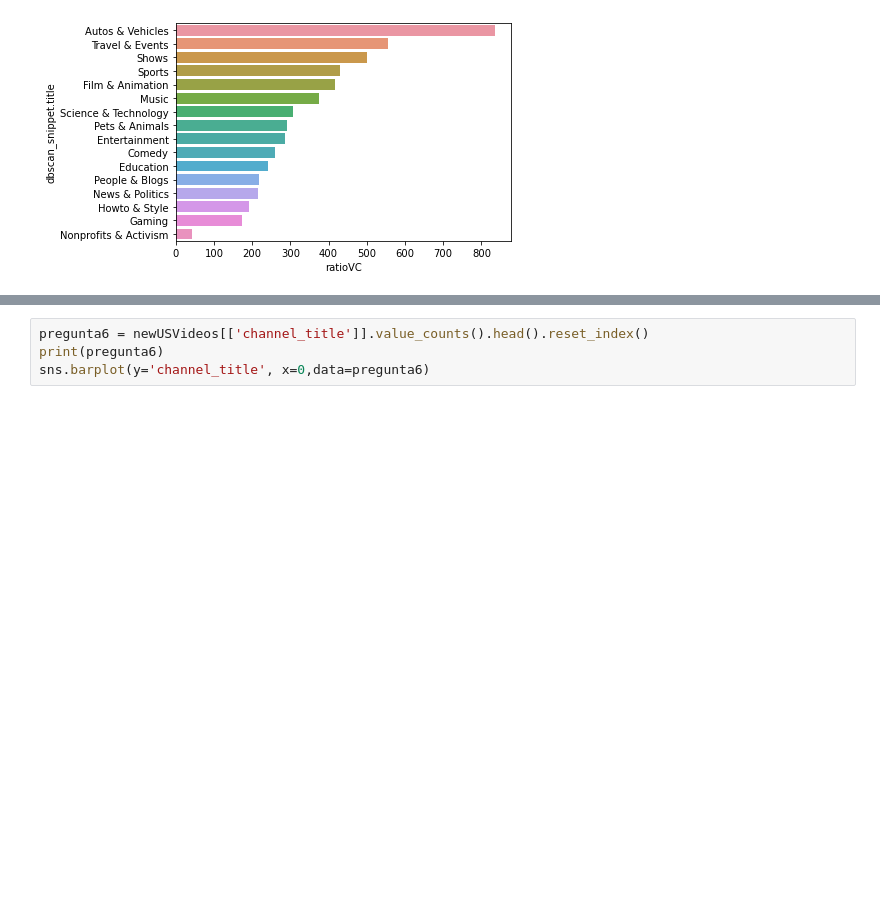
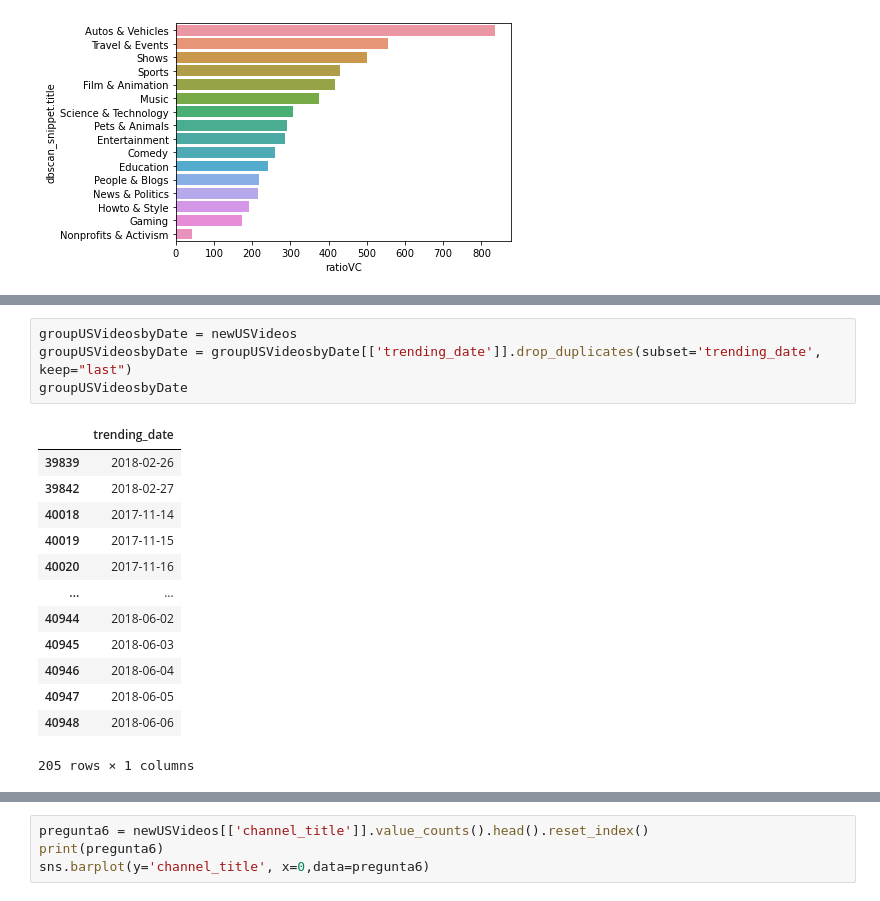
Before and after one commit to JALG99/EB-2021-1-CC51-Grupo5, a Jupyter notebook: TF.ipynb, the cells around one changed output, grey strips where cells are left out. Drawn from its saved outputs; the diff is of its cells as text; blank space fills up the shorter version.

```diff
--- a/TF.ipynb
+++ b/TF.ipynb
@@ -586,0 +602,18 @@ Indexing with multiple keys (implicitly converted to a tuple of keys) will be de
+# %%
+groupUSVideosbyDate = newUSVideos
+groupUSVideosbyDate = groupUSVideosbyDate[['trending_date']].drop_duplicates(subset='trending_date', keep="last")
+groupUSVideosbyDate
+# %% [output]
+|  | trending_date |
+| 39839 | 2018-02-26 |
+| 39842 | 2018-02-27 |
+| 40018 | 2017-11-14 |
+| 40019 | 2017-11-15 |
+| 40020 | 2017-11-16 |
+| ... | ... |
+| 40944 | 2018-06-02 |
+| 40945 | 2018-06-03 |
+| 40946 | 2018-06-04 |
+| 40947 | 2018-06-05 |
+| 40948 | 2018-06-06 |
+205 rows × 1 columns
```
Also changed, not shown: parts of 22 cells of this notebook.
